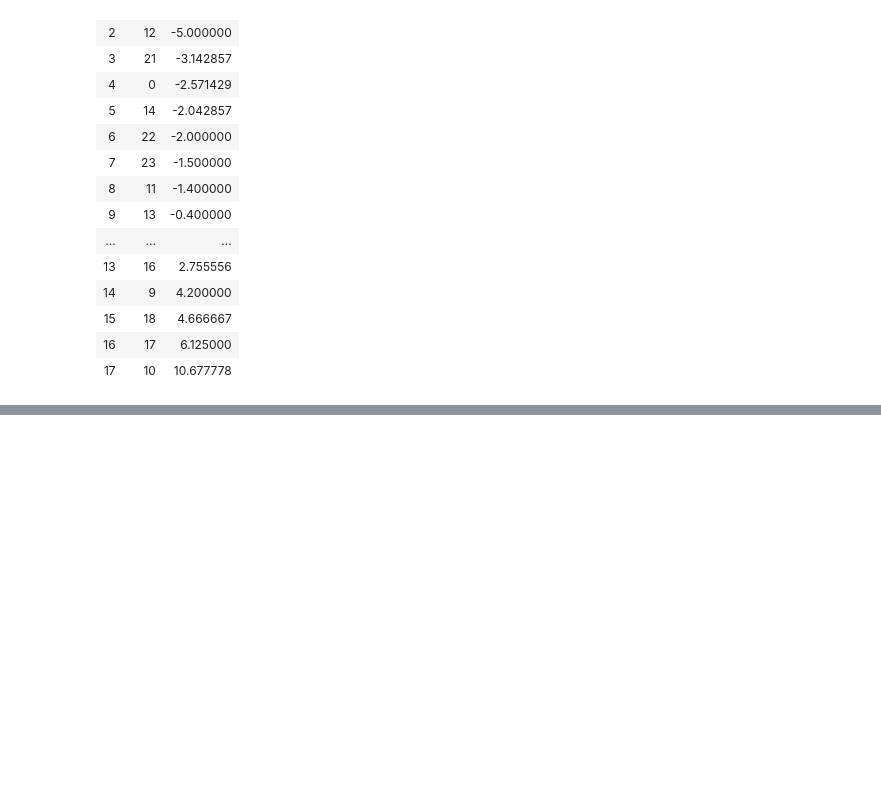
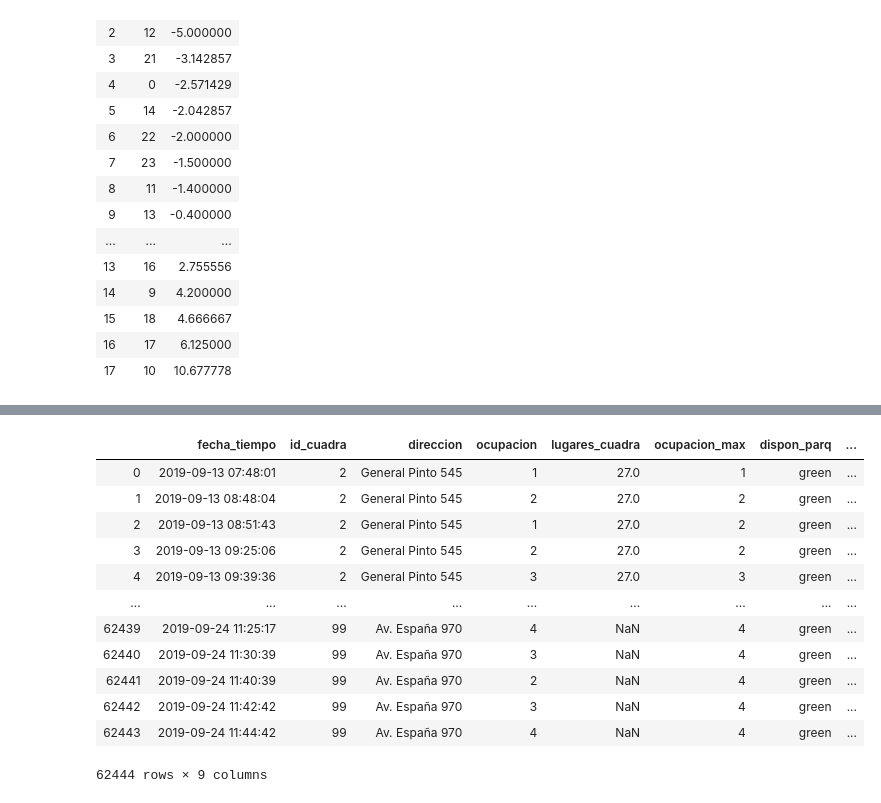
Before and after one commit to LuchoTangorra/Intelligent-parking, a Jupyter notebook: Data visualizers/Visualizer.ipynb, the cells around one changed output, grey strips where cells are left out. Saved outputs shown, nothing was run; the diff lists cells and outputs as text; code cells hidden in the pictures; blank space fills up the shorter version.

```diff
--- a/Data visualizers/Visualizer.ipynb
+++ b/Data visualizers/Visualizer.ipynb
@@ -413,0 +400,22 @@ display(in_out_per_hour.loc[in_out_per_hour['id_cuadra'] == street, ['hora','in
+# %%
+'''SUMO_data['fecha'] = SUMO_data['fecha_tiempo'].apply(lambda x: pd.Timestamp(x).date())
+SUMO_data['hora'] = SUMO_data['fecha_tiempo'].apply(lambda x: pd.Timestamp(x).time())
+SUMO_data.loc[SUMO_data.fecha == pd.Timestamp('2019-11-09').date(),'fecha_tiempo'] = SUMO_data.loc[SUMO_data.fecha == pd.Timestamp('2019-11-09').date(), 'hora'].apply(lambda x: pd.Timestamp.combine(pd.Timestamp(year=2019, month=9, day=11), x))
+SUMO_data.loc[SUMO_data.fecha == pd.Timestamp('2019-12-09').date(),'fecha_tiempo'] = SUMO_data.loc[SUMO_data.fecha == pd.Timestamp('2019-12-09').date(), 'hora'].apply(lambda x: pd.Timestamp.combine(pd.Timestamp(year=2019, month=9, day=12), x))
+SUMO_data.drop(['fecha','hora'], axis=1, inplace=True)
+SUMO_data['fecha_tiempo'] = SUMO_data['fecha_tiempo'].apply(lambda x: pd.Timestamp(x))
+SUMO_data'''
+# %% [output]
+|  | fecha_tiempo | id_cuadra | direccion | ocupacion | lugares_cuadra | ocupacion_max | dispon_parq | ... |
+| 0 | 2019-09-13 07:48:01 | 2 | General Pinto 545 | 1 | 27.0 | 1 | green | ... |
+| 1 | 2019-09-13 08:48:04 | 2 | General Pinto 545 | 2 | 27.0 | 2 | green | ... |
+| 2 | 2019-09-13 08:51:43 | 2 | General Pinto 545 | 1 | 27.0 | 2 | green | ... |
+| 3 | 2019-09-13 09:25:06 | 2 | General Pinto 545 | 2 | 27.0 | 2 | green | ... |
+| 4 | 2019-09-13 09:39:36 | 2 | General Pinto 545 | 3 | 27.0 | 3 | green | ... |
+| ... | ... | ... | ... | ... | ... | ... | ... | ... |
+| 62439 | 2019-09-24 11:25:17 | 99 | Av. España 970 | 4 | NaN | 4 | green | ... |
+| 62440 | 2019-09-24 11:30:39 | 99 | Av. España 970 | 3 | NaN | 4 | green | ... |
+| 62441 | 2019-09-24 11:40:39 | 99 | Av. España 970 | 2 | NaN | 4 | green | ... |
+| 62442 | 2019-09-24 11:42:42 | 99 | Av. España 970 | 3 | NaN | 4 | green | ... |
+| 62443 | 2019-09-24 11:44:42 | 99 | Av. España 970 | 4 | NaN | 4 | green | ... |
+62444 rows × 9 columns
```
Also changed, not shown: parts of 23 cells of this notebook, 1 other file.
